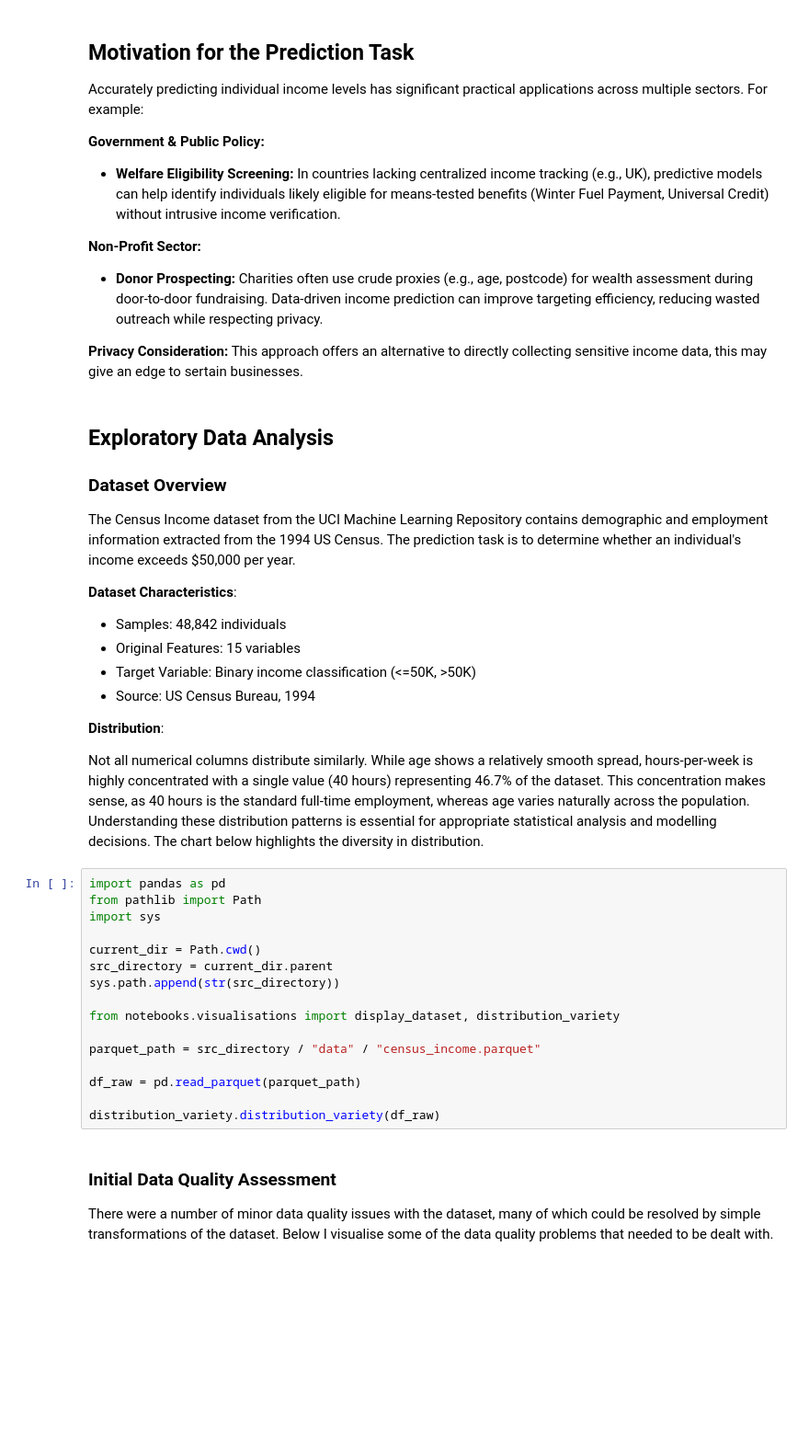
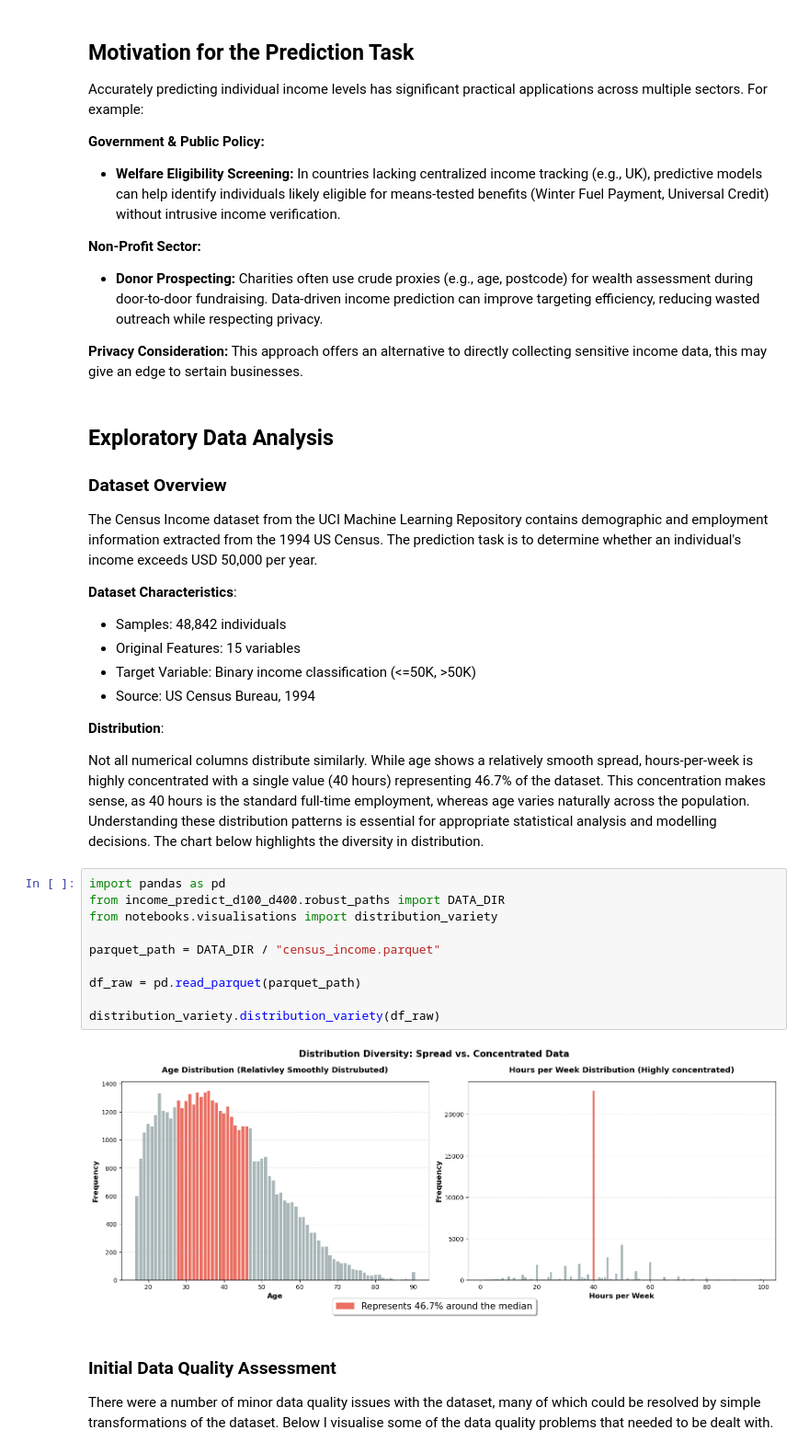
Before and after one commit to caitpj/d100_d400_income_predict, a Jupyter notebook: src/notebooks/final_report.ipynb, the cells around one changed output. Shown at 92% size. Drawn from its saved outputs; the diff is of its cells as text; blank space fills up the shorter version.

Commit message:
enhance roust paths

```diff
--- a/src/notebooks/final_report.ipynb
+++ b/src/notebooks/final_report.ipynb
@@ -29,7 +29,7 @@ Accurately predicting individual income levels has significant practical applica
 ## Exploratory Data Analysis
 
 ### Dataset Overview
-The Census Income dataset from the UCI Machine Learning Repository contains demographic and employment information extracted from the 1994 US Census. The prediction task is to determine whether an individual's income exceeds $50,000 per year.
+The Census Income dataset from the UCI Machine Learning Repository contains demographic and employment information extracted from the 1994 US Census. The prediction task is to determine whether an individual's income exceeds USD 50,000 per year.
 
 **Dataset Characteristics**:
 - Samples: 48,842 individuals
@@ -42,20 +42,16 @@ The Census Income dataset from the UCI Machine Learning Repository contains demo
 Not all numerical columns distribute similarly. While age shows a relatively smooth spread, hours-per-week is highly concentrated with a single value (40 hours) representing 46.7% of the dataset. This concentration makes sense, as 40 hours is the standard full-time employment, whereas age varies naturally across the population. Understanding these distribution patterns is essential for appropriate statistical analysis and modelling decisions. The chart below highlights the diversity in distribution.
 # %%
 import pandas as pd
-from pathlib import Path
-import sys
+from income_predict_d100_d400.robust_paths import DATA_DIR
+from notebooks.visualisations import distribution_variety
 
-current_dir = Path.cwd()
-src_directory = current_dir.parent
-sys.path.append(str(src_directory))
-
-from notebooks.visualisations import display_dataset, distribution_variety
-
-parquet_path = src_directory / "data" / "census_income.parquet"
+parquet_path = DATA_DIR / "census_income.parquet"
 
 df_raw = pd.read_parquet(parquet_path)
 
 distribution_variety.distribution_variety(df_raw)
+# %% [output]
+[figure, added]
 # %% [markdown]
 ### Initial Data Quality Assessment
 
```
Also changed, not shown: parts of 9 cells of this notebook, 10 other files.
